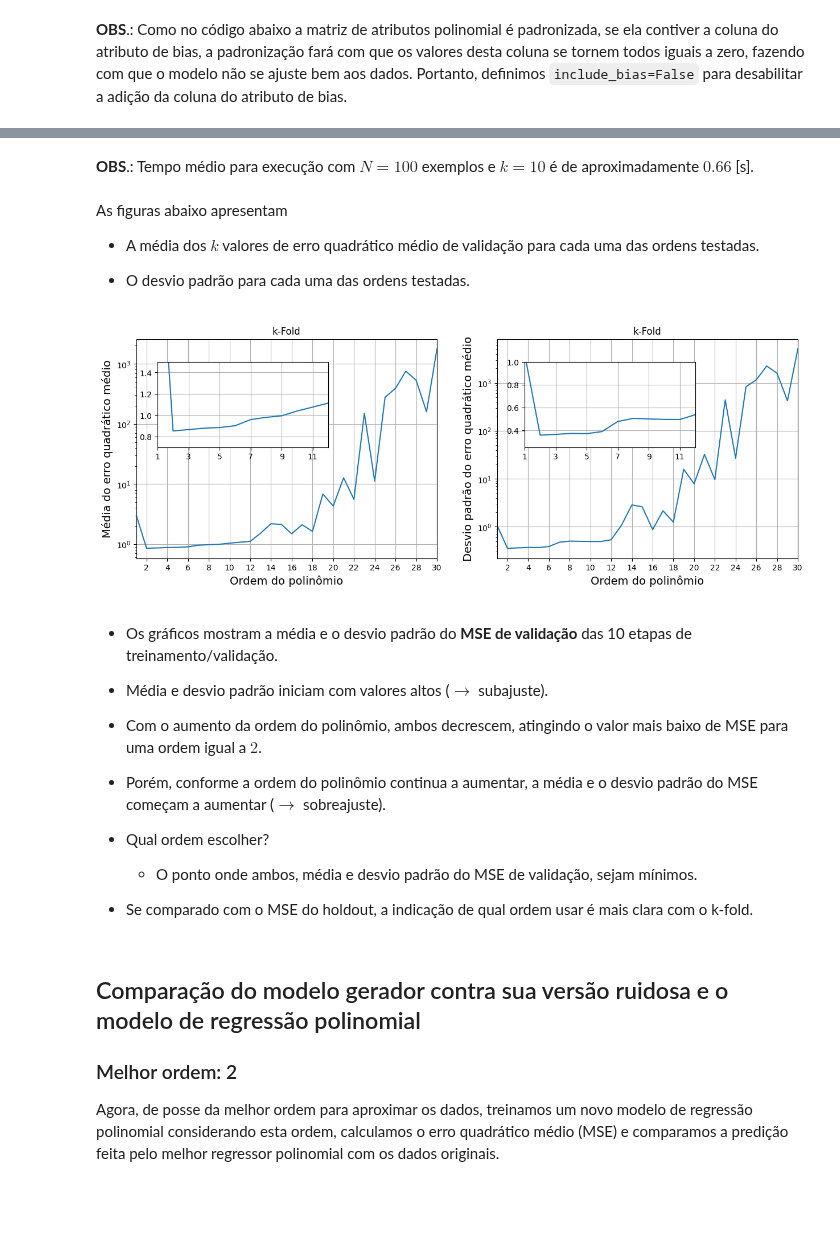
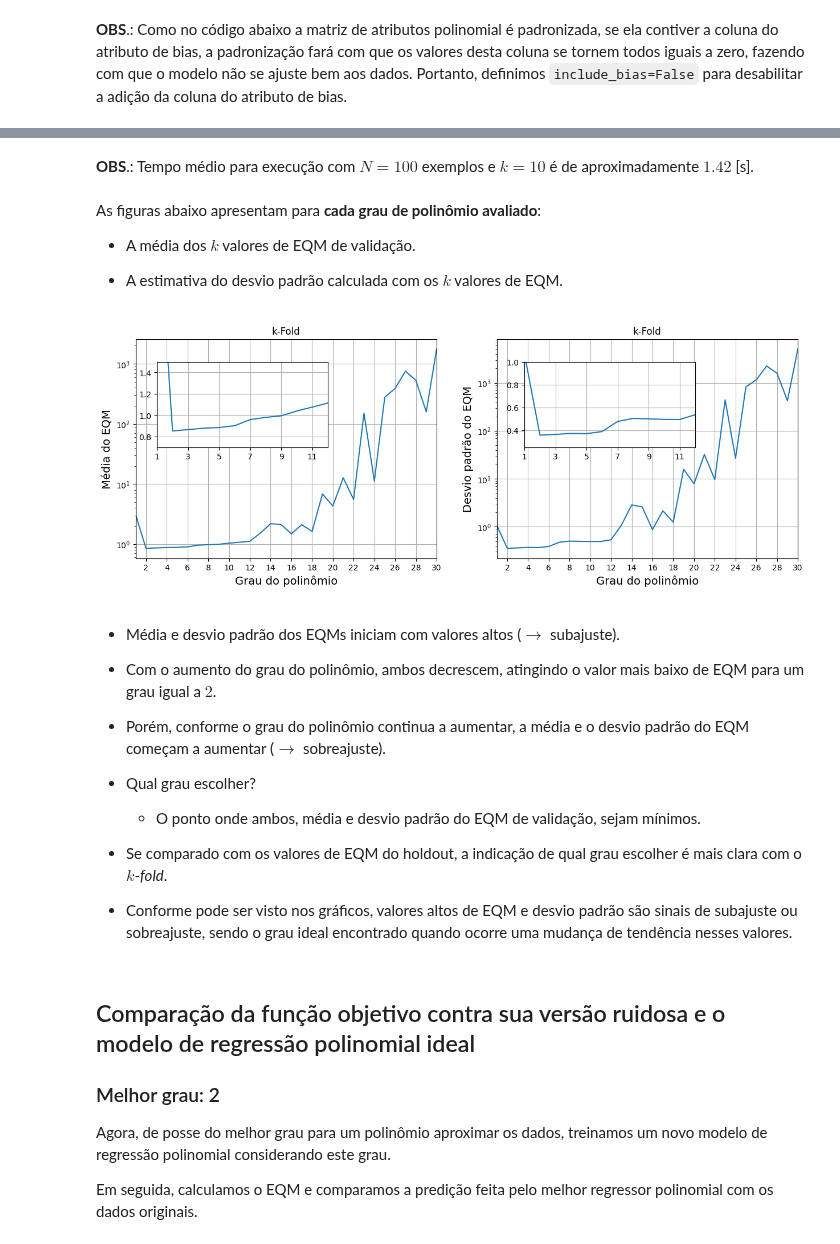
Before and after one commit to zz4fap/t319_aprendizado_de_maquina, a Jupyter notebook: notebooks/regression/validacao_cruzada.ipynb, the cells around one changed output, grey strips where cells are left out. Cells and saved outputs as stored; diff of their text form; code cells hidden in the pictures; blank space fills up the shorter version.

```diff
--- a/notebooks/regression/validacao_cruzada.ipynb
+++ b/notebooks/regression/validacao_cruzada.ipynb
@@ -246,73 +253,72 @@ Tempo de execução do k-Fold: 1.4015 [s]
 # %% [markdown]
-**OBS**.: Tempo médio para execução com $N = 100$ exemplos e $k = 10$ é de aproximadamente $0.66$ [s].
+**OBS**.: Tempo médio para execução com $N = 100$ exemplos e $k = 10$ é de aproximadamente $1.42$ [s].
 # %% [markdown]
-As figuras abaixo apresentam
+As figuras abaixo apresentam para **cada grau de polinômio avaliado**:
 
-+ A média dos $k$ valores de erro quadrático médio de validação para cada uma das ordens testadas.
++ A média dos $k$ valores de EQM de validação.
 
 
-+ O desvio padrão para cada uma das ordens testadas.
++ A estimativa do desvio padrão calculada com os $k$ valores de EQM.
 # %%
 # Plot results.
 fig = plt.figure(figsize=(15, 5))
 ax = plt.subplot(1, 2, 1)
-plt.plot(poly_orders, kfold_mean_vec, label='Erro quadrático médio')
+plt.plot(poly_orders, kfold_mean_vec, label='EQM')
 plt.yscale('log')
-plt.xlabel('Ordem do polinômio', fontsize=14)
-plt.ylabel('Média do erro quadrático médio', fontsize=14)
+plt.xlabel('Grau do polinômio', fontsize=14)
+plt.ylabel('Média do EQM', fontsize=14)
 plt.xticks(range(0, max(poly_orders)+1, 2))
 plt.xlim([1, max(poly_orders)])
 plt.grid()
 plt.title('k-Fold')
 
 left, bottom, width, height = [0.15, 0.5, 0.2, 0.3]
 ax1 = fig.add_axes([left, bottom, width, height])
 ax1.plot(poly_orders, kfold_mean_vec)
 ax1.set_xlim(1, 12)
 ax1.set_ylim(0.7, 1.5)
 ax1.set_xticks(range(1,13,2))
 ax1.grid()
 
 ax = plt.subplot(1, 2, 2)
 plt.title('k-Fold')
-plt.plot(poly_orders, kfold_std_vec, label='Desvio padrão do erro')
+plt.plot(poly_orders, kfold_std_vec, label='Desvio padrão do EQM')
 plt.yscale('log')
-plt.xlabel('Ordem do polinômio', fontsize=14)
-plt.ylabel('Desvio padrão do erro quadrático médio', fontsize=14)
+plt.xlabel('Grau do polinômio', fontsize=14)
+plt.ylabel('Desvio padrão do EQM', fontsize=14)
 plt.xticks(range(0, max(poly_orders)+1, 2))
 plt.xlim([1, max(poly_orders)])
 plt.grid()
 
 left, bottom, width, height = [0.58, 0.5, 0.2, 0.3]
 ax2 = fig.add_axes([left, bottom, width, height])
 ax2.plot(poly_orders, kfold_std_vec)
 ax2.set_xlim(1, 12)
 ax2.set_ylim(0.25, 1.0)
 ax2.set_xticks(range(1,13,2))
 ax2.grid()
 
-# Save figure
-#plt.savefig("kfold.png", dpi=600)
-#Show the plot.
+# Show the plot.
 plt.show()
 # %% [output]
-[figure, old version]
+[figure, new version]
 # %% [markdown]
-+ Os gráficos mostram a média e o desvio padrão do **MSE de validação** das 10 etapas de treinamento/validação.
-+ Média e desvio padrão iniciam com valores altos ($\to$ subajuste).
-+ Com o aumento da ordem do polinômio, ambos decrescem, atingindo o valor mais baixo de MSE para uma ordem igual a $2$.
-+ Porém, conforme a ordem do polinômio continua a aumentar, a média e o desvio padrão do MSE começam a aumentar ($\to$ sobreajuste).
-+ Qual ordem escolher?
-    * O ponto onde ambos, média e desvio padrão do MSE de validação, sejam mínimos.
++ Média e desvio padrão dos EQMs iniciam com valores altos ($\to$ subajuste).
++ Com o aumento do grau do polinômio, ambos decrescem, atingindo o valor mais baixo de EQM para um grau igual a $2$.
++ Porém, conforme o grau do polinômio continua a aumentar, a média e o desvio padrão do EQM começam a aumentar ($\to$ sobreajuste).
++ Qual grau escolher?
+    * O ponto onde ambos, média e desvio padrão do EQM de validação, sejam mínimos.
++ Se comparado com os valores de EQM do holdout, a indicação de qual grau escolher é mais clara com o $k$-*fold*.
 
-
-+ Se comparado com o MSE do holdout, a indicação de qual ordem usar é mais clara com o k-fold.
++ Conforme pode ser visto nos gráficos, valores altos de EQM e desvio padrão são sinais de subajuste ou sobreajuste, sendo o grau ideal encontrado quando ocorre uma mudança de tendência nesses valores.
 # %% [markdown]
-## Comparação do modelo gerador contra sua versão ruidosa e o modelo de regressão polinomial
+## Comparação da função objetivo contra sua versão ruidosa e o modelo de regressão polinomial ideal
 
-### Melhor ordem: 2
+### Melhor grau: 2
 
-Agora, de posse da melhor ordem para aproximar os dados, treinamos um novo modelo de regressão polinomial considerando esta ordem, calculamos o erro quadrático médio (MSE) e comparamos a predição feita pelo melhor regressor polinomial com os dados originais.
+Agora, de posse do melhor grau para um polinômio aproximar os dados, treinamos um novo modelo de regressão polinomial considerando este grau.
+
+Em seguida, calculamos o EQM e comparamos a predição feita pelo melhor regressor polinomial com os dados originais.
 # %%
 # Instantiate a polynomial.
 poly = PolynomialFeatures(degree=2, include_bias=False)
```
Also changed, not shown: parts of 10 cells of this notebook, 2 other files.
